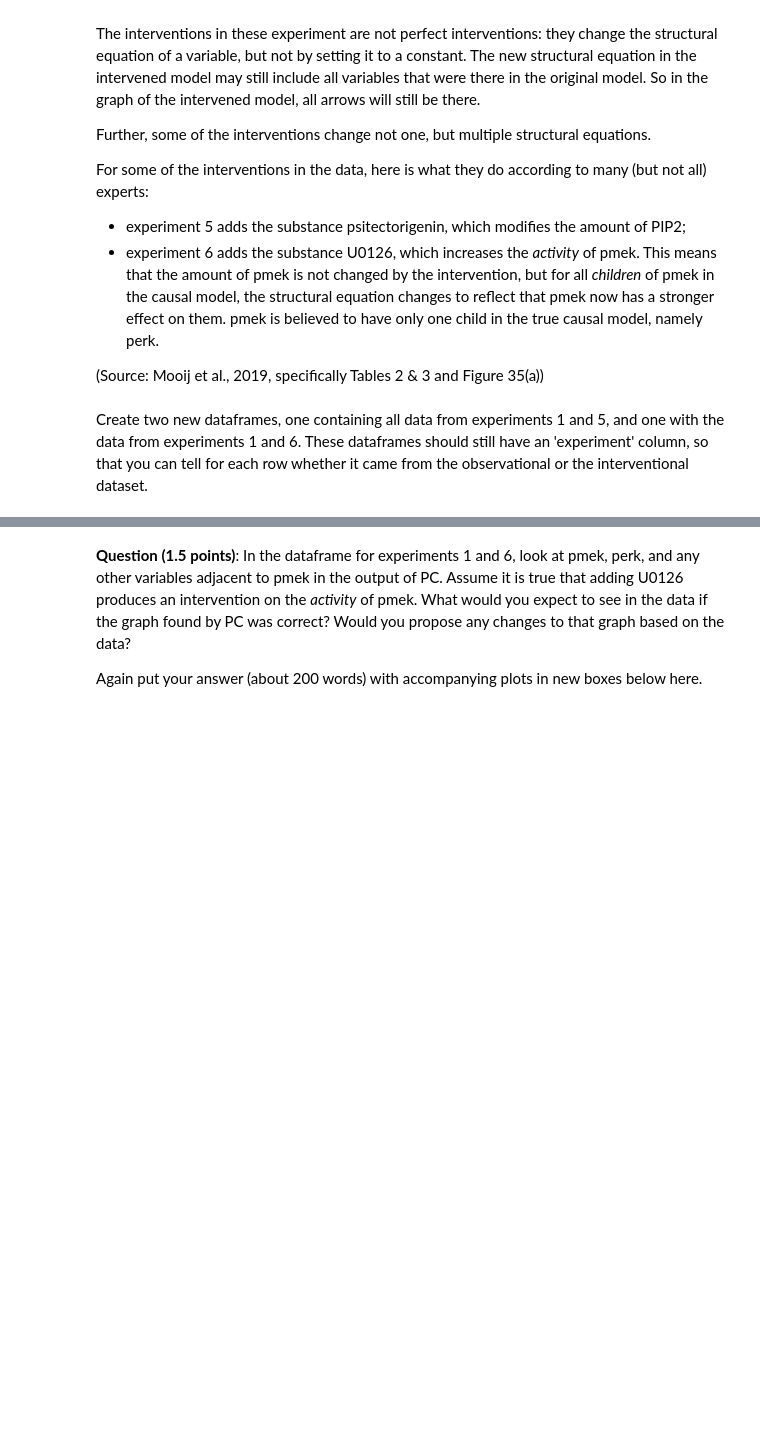
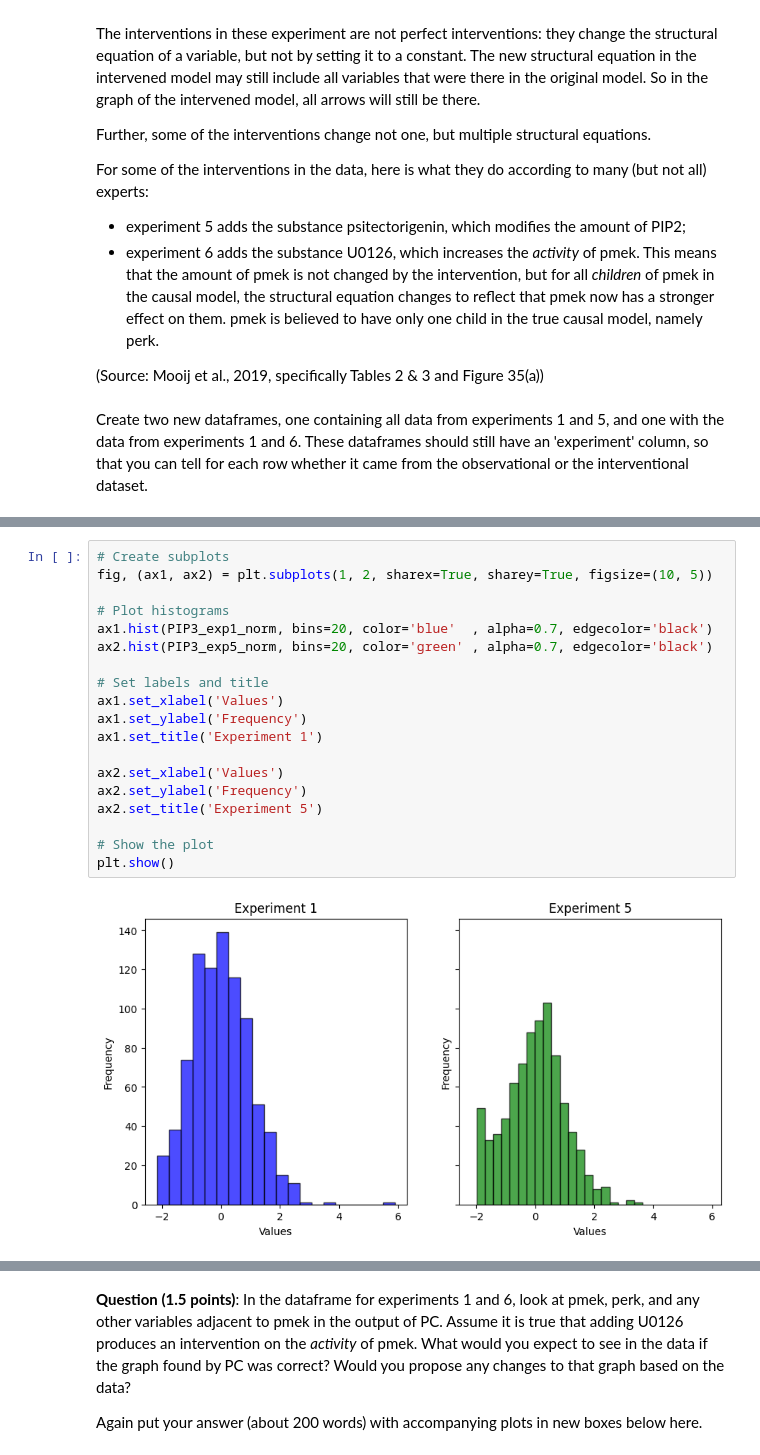
Before and after one commit to leidindi/AML, a Jupyter notebook: ass4/AML_assignment4.ipynb, the cells around one changed output, grey strips where cells are left out. Saved outputs shown, nothing was run; the diff lists cells and outputs as text; blank space fills up the shorter version.

```diff
--- a/ass4/AML_assignment4.ipynb
+++ b/ass4/AML_assignment4.ipynb
@@ -425,0 +542,21 @@ Insert one or more markdown and code boxes below here to give your answer and th
+# %%
+# Create subplots
+fig, (ax1, ax2) = plt.subplots(1, 2, sharex=True, sharey=True, figsize=(10, 5))
+
+# Plot histograms
+ax1.hist(PIP3_exp1_norm, bins=20, color='blue'  , alpha=0.7, edgecolor='black')
+ax2.hist(PIP3_exp5_norm, bins=20, color='green' , alpha=0.7, edgecolor='black')
+
+# Set labels and title
+ax1.set_xlabel('Values')
+ax1.set_ylabel('Frequency')
+ax1.set_title('Experiment 1')
+
+ax2.set_xlabel('Values')
+ax2.set_ylabel('Frequency')
+ax2.set_title('Experiment 5')
+
+# Show the plot
+plt.show()
+# %% [output]
+[figure, added]
```
Also changed, not shown: parts of 13 cells of this notebook.
